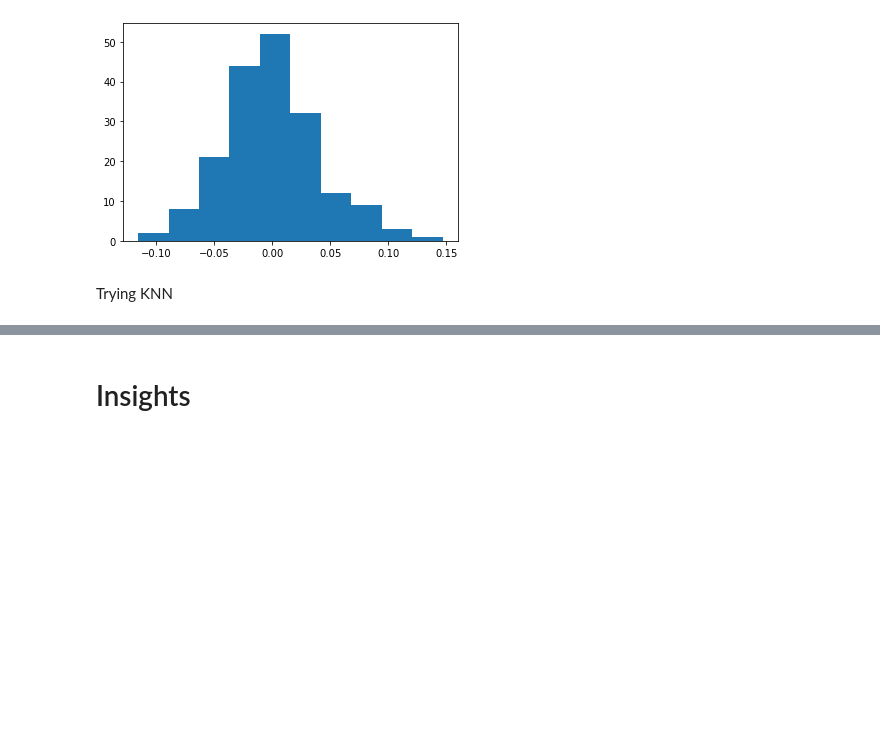
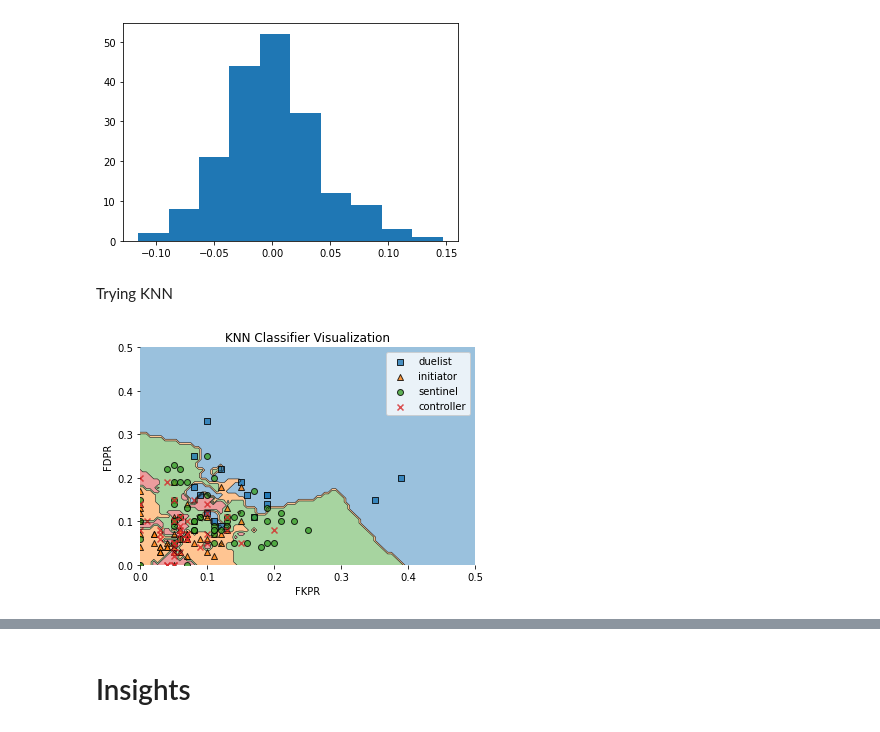
Before and after one commit to shwaylay/cmsc320project, a Jupyter notebook: FinalProject.ipynb, the cells around one changed output, grey strips where cells are left out. Drawn from its saved outputs; the diff is of its cells as text; code cells hidden in the pictures; blank space fills up the shorter version.

```diff
--- a/FinalProject.ipynb
+++ b/FinalProject.ipynb
@@ -33,13 +33,6 @@ from bs4 import BeautifulSoup
 import requests
 import pandas as pd
 import numpy as np
-from IPython.core.display import HTML,display
-
-
-val_request = requests.get('https://www.vlr.gg/stats/?event_group_id=all&event_id=926&series_id=all&region=all&country=all&min_rounds=1&min_rating=0&agent=all&map_id=all&timespan=90d')
-
-root = BeautifulSoup(val_request.content, 'html.parser')
-table = root.find('table')
 # %% [markdown]
 Note that the agents are not read in. We should do something about that
 also note that clutch percentage has missing data where it should be 0, so we will will that in too
@@ -303,7 +167,8 @@ Imma plot the frequency of characters now by doing similar thing
 # %%
 #imma plot ACS and K:D for everyone and label them with class
 #here I store the relevant information in a class_data dict() which maps classes to their kd and acs observations
-
+import matplotlib.pyplot as plt
+class_colors = {'duelist':'blue', 'initiator':'green', 'sentinel':'orange', 'controller':'red'}
 plt.figure()
 class_data = {'duelist':[[],[]], 'initiator':[[],[]], 'sentinel':[[],[]], 'controller':[[],[]]}
 
@@ -505,54 +370,61 @@ import sklearn.metrics as met
 from scipy import stats
 
 #trying 3 since that is what they do in the tutorial, could try again with other k-values to try and improve accuracy
-kneigh = KNeighborsClassifier(n_neighbors=1)
+kneigh = KNeighborsClassifier(n_neighbors=4)
 # %%
-import seaborn as sns
-from matplotlib.colors import ListedColormap
+from sklearn import datasets, neighbors
+from mlxtend.plotting import plot_decision_regions
 
 cmap_light = ListedColormap(['lightblue', 'lightgreen', 'lightorange', 'lightred'])
 cmap_bold = ['darkblue', 'darkgreen', 'darkorange', 'darkred']
+class_codes = {'duelist':0, 'initiator':1, 'sentinel':2, 'controller':3}
 
 kf = ms.KFold(n_splits=10)
-knn_accuracies = []
-ind = pd.DataFrame(combined_data_dummies[['FKPR','FDPR']])
-dep = pd.DataFrame(combined_data_dummies[['Class_duelist','Class_initiator','Class_sentinel','Class_controller']])
+knn_accuracies = {'duelist':[], 'initiator':[], 'sentinel':[], 'controller':[]}
+ind = pd.DataFrame(combined_data[['FKPR','FDPR','Class']])
+dep = np.array([class_codes[i] for i in combined_data['Class']])
+first = True
 
 for train_index, test_index in kf.split(ind):
     #divide training and testing data base on the fold
-    ind_train, ind_test = ind.iloc[train_index], ind.iloc[test_index]
-    dep_train, dep_test = dep.iloc[train_index], dep.iloc[test_index]
+    ind_train = ind.iloc[train_index].drop(columns='Class')
+
+    ind_test = {'duelist':ind.iloc[test_index][ind.iloc[test_index]['Class']=='duelist'],
+                'initiator':ind.iloc[test_index][ind.iloc[test_index]['Class']=='initiator'],
+                'sentinel':ind.iloc[test_index][ind.iloc[test_index]['Class']=='sentinel'],
+                'controller':ind.iloc[test_index][ind.iloc[test_index]['Class']=='controller']}
+    dep_train= dep[train_index]
+    dep_test = dep[test_index]
 
     #fit and test model
     clf = kneigh.fit(ind_train, dep_train)
-    dep_pred = clf.predict(ind_test)
 
-    #store the accuracies
-    knn_accuracies.append(met.accuracy_score(dep_test, dep_pred))
+    for classes in class_codes.keys():
+        ind_test[classes] = ind_test[classes].drop(columns='Class').dropna()
 
-    #plots
-     _, ax = plt.subplots()
-    DecisionBoundaryDisplay.from_estimator(
-        clf,
-        ind,
-        cmap=cmap_light,
-        ax=ax,
-        response_method="predict",
-        plot_method="pcolormesh",
-        xlabel=iris.feature_names[0],
-        ylabel=iris.feature_names[1],
-        shading="auto",
-    )
-    # Plot also the training points
-    sns.scatterplot(
-        x=X[:, 0],
-        y=X[:, 1],
-        hue=iris.target_names[y],
-        palette=cmap_bold,
-        alpha=1.0,
-        edgecolor="black",
-    )
+        if len(ind_test[classes]) > 0:
+            dep_pred = clf.predict(ind_test[classes])
+            dep_test = [class_codes[classes]]*len(dep_pred)
 
-print("Average Accuracy: " + str(sum(knn_accuracies)/10)) #print average accuracy of the 10 folds
-print("Estimated Standard Error of Accuracy: " + str(stats.sem(knn_accuracies)))
+            #store the accuracies
+            knn_accuracies[classes].append(met.accuracy_score(dep_test, dep_pred))
+
+    if first:
+        #plots
+        ax = plot_decision_regions(ind_train.to_numpy(), dep_train, clf=clf, legend=2)
+        # Adding axes annotations
+        plt.xlabel('FKPR')
+        plt.ylabel('FDPR')
+        plt.title('KNN Classifier Visualization')
+        plt.xlim([0,0.5])
+        plt.ylim([0,0.5])
+        handles, labels = ax.get_legend_handles_labels()
+        plt.legend(handles, ['duelist', 'initiator', 'sentinel', 'controller'])
+        plt.show()
+        first = False
+
+for classes in knn_accuracies.keys():
+    print("Average Accuracy for "+classes+": " + str(sum(knn_accuracies[classes])/len(knn_accuracies[classes]))) #print average accuracy of the 10 folds
+    #print("Estimated Standard Error of Accuracy: " + str(stats.sem(knn_accuracies[classes])))
 # %% [output]
+[figure, added]
```
Also changed, not shown: parts of 15 cells of this notebook.
